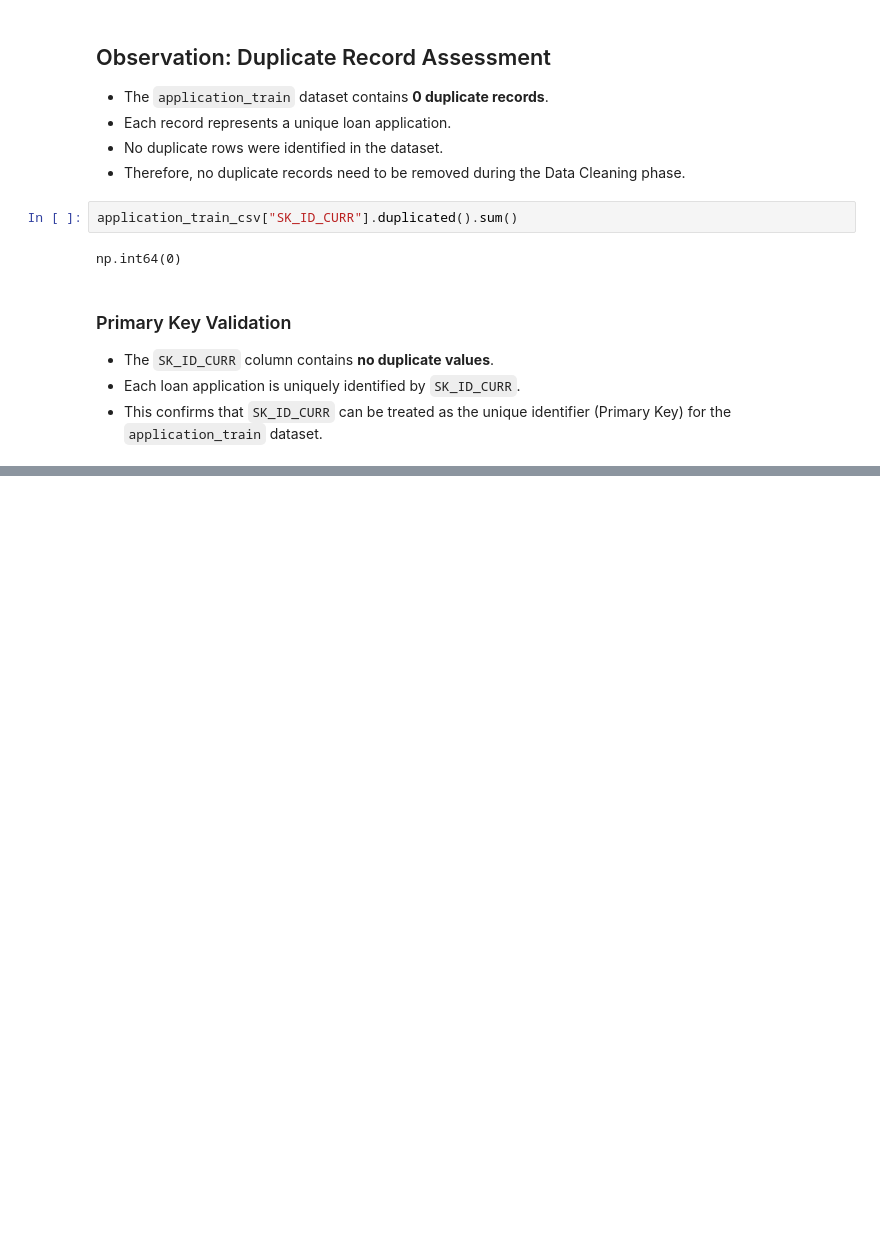
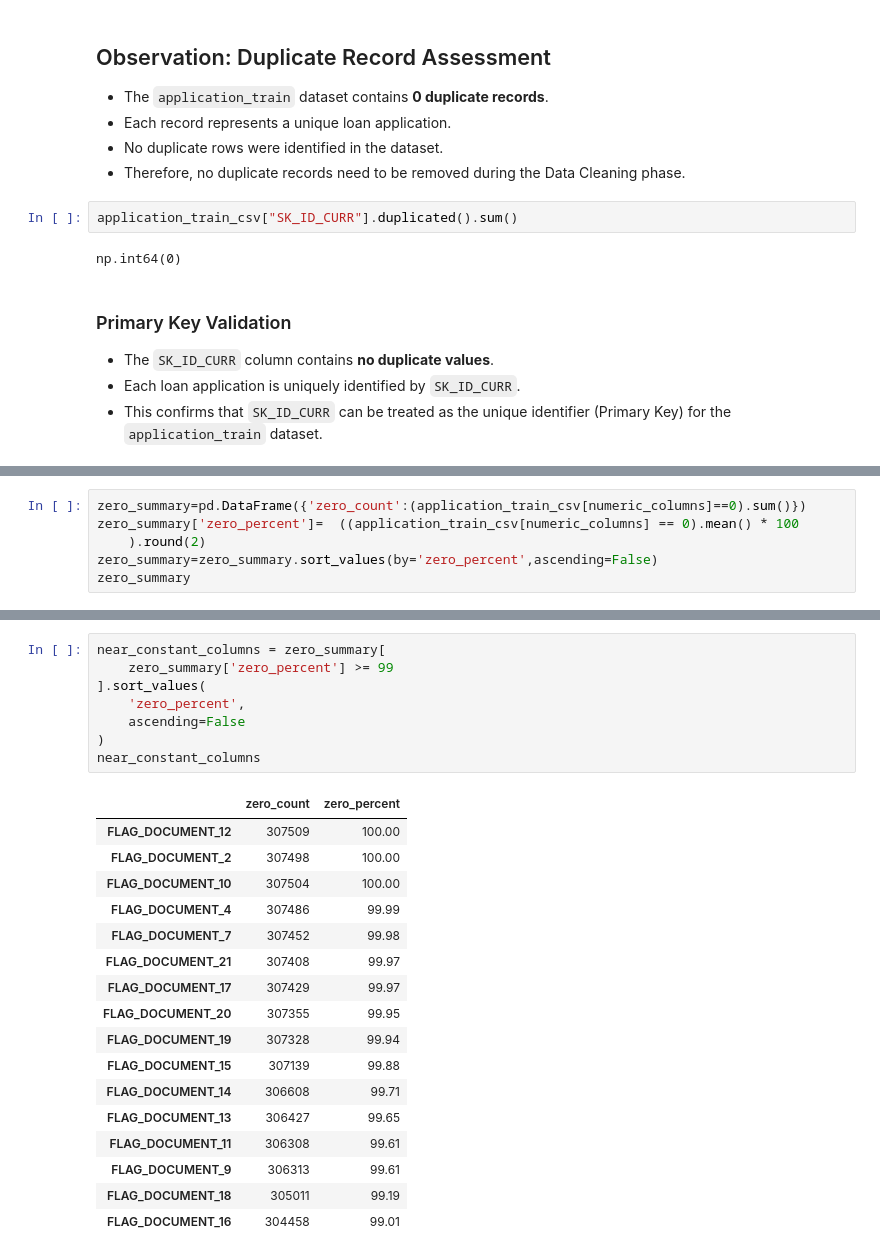
Before and after one commit to Roxy099/data_science_project, a Jupyter notebook: notebooks/01_data_understanding.ipynb, the cells around one changed output, grey strips where cells are left out. Saved outputs shown, nothing was run; the diff lists cells and outputs as text; blank space fills up the shorter version.

```diff
--- a/notebooks/01_data_understanding.ipynb
+++ b/notebooks/01_data_understanding.ipynb
@@ -623,0 +857,6 @@ np.int64(0)
+# %%
+zero_summary=pd.DataFrame({'zero_count':(application_train_csv[numeric_columns]==0).sum()})
+zero_summary['zero_percent']=  ((application_train_csv[numeric_columns] == 0).mean() * 100
+    ).round(2)
+zero_summary=zero_summary.sort_values(by='zero_percent',ascending=False)
+zero_summary
@@ -623,0 +894,26 @@ np.int64(0)
+# %%
+near_constant_columns = zero_summary[
+    zero_summary['zero_percent'] >= 99
+].sort_values(
+    'zero_percent',
+    ascending=False
+)
+near_constant_columns
+# %% [output]
+|  | zero_count | zero_percent |
+| FLAG_DOCUMENT_12 | 307509 | 100.00 |
+| FLAG_DOCUMENT_2 | 307498 | 100.00 |
+| FLAG_DOCUMENT_10 | 307504 | 100.00 |
+| FLAG_DOCUMENT_4 | 307486 | 99.99 |
+| FLAG_DOCUMENT_7 | 307452 | 99.98 |
+| FLAG_DOCUMENT_21 | 307408 | 99.97 |
+| FLAG_DOCUMENT_17 | 307429 | 99.97 |
+| FLAG_DOCUMENT_20 | 307355 | 99.95 |
+| FLAG_DOCUMENT_19 | 307328 | 99.94 |
+| FLAG_DOCUMENT_15 | 307139 | 99.88 |
+| FLAG_DOCUMENT_14 | 306608 | 99.71 |
+| FLAG_DOCUMENT_13 | 306427 | 99.65 |
+| FLAG_DOCUMENT_11 | 306308 | 99.61 |
+| FLAG_DOCUMENT_9 | 306313 | 99.61 |
+| FLAG_DOCUMENT_18 | 305011 | 99.19 |
+| FLAG_DOCUMENT_16 | 304458 | 99.01 |
```
Also changed, not shown: parts of 30 cells of this notebook, 2 other files.
